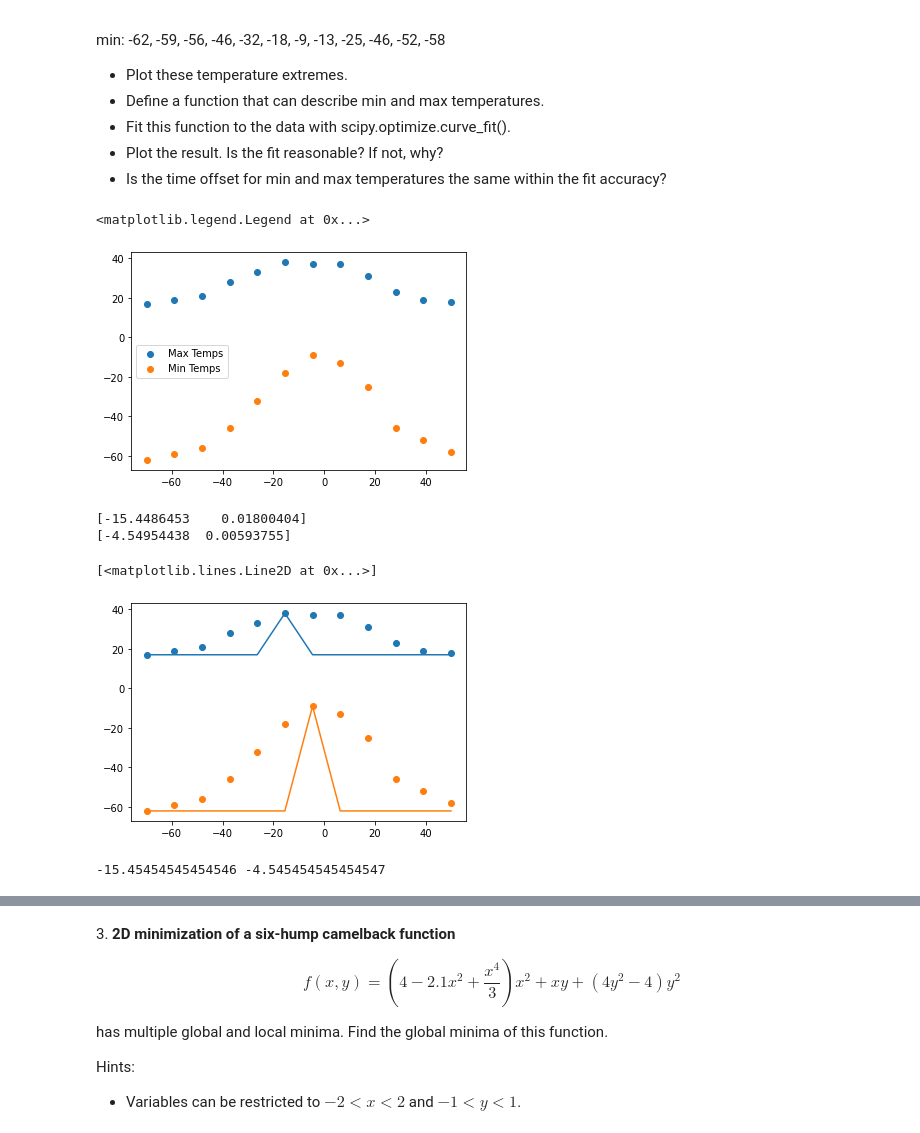
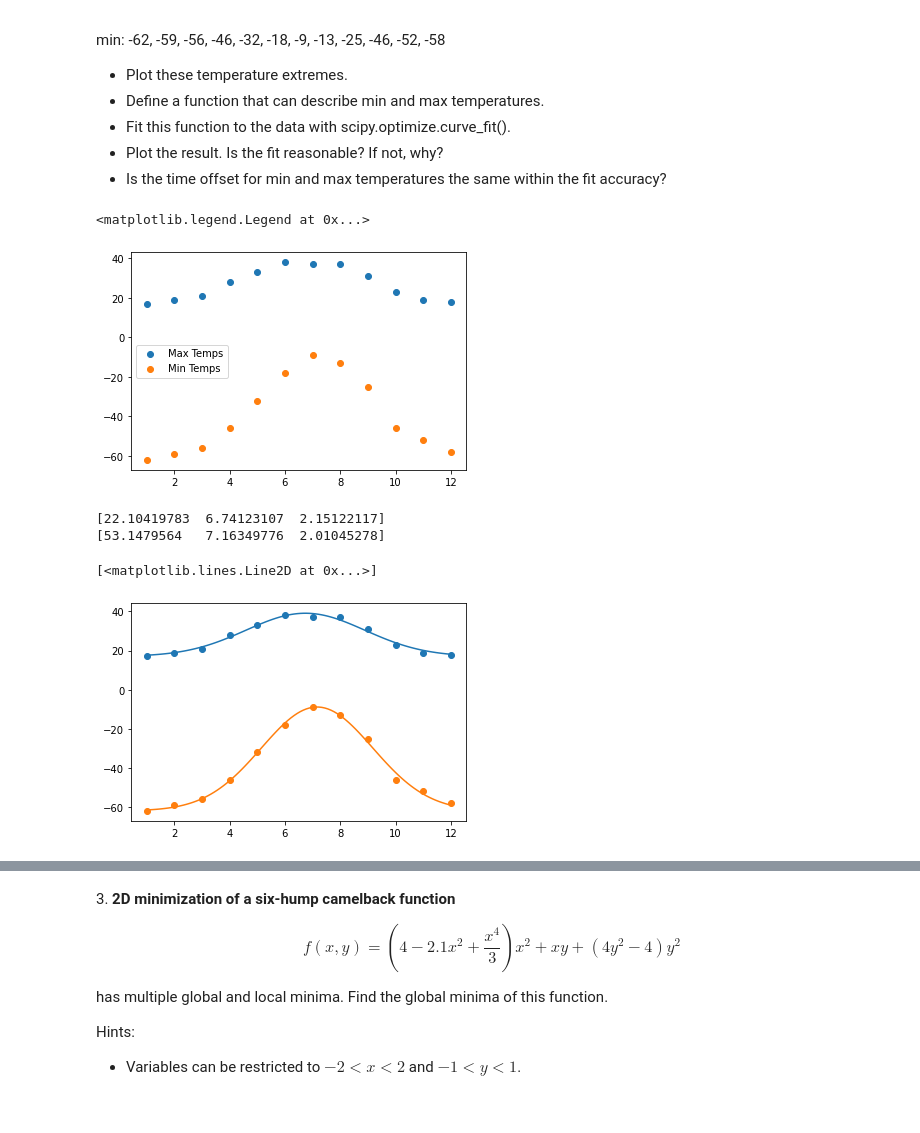
Before and after one commit to JelinR/LaboratoryOfComputationalPhysics_Y5, a Jupyter notebook: 09ex_Algorithms.ipynb, the cells around one changed output, grey strips where cells are left out. Drawn from its saved outputs; the diff is of its cells as text; code cells hidden in the pictures.

```diff
--- a/09ex_Algorithms.ipynb
+++ b/09ex_Algorithms.ipynb
@@ -56,46 +100,37 @@ from scipy import optimize
 max_list = [17,  19,  21,  28,  33,  38, 37,  37,  31,  23,  19,  18]
 min_list = [-62, -59, -56, -46, -32, -18, -9, -13, -25, -46, -52, -58]
 
-temps = np.linspace(-70, 50, len(max_list))
-plt.scatter(temps, max_list, label='Max Temps')
-plt.scatter(temps, min_list, label='Min Temps')
+months = np.linspace(1, 12, len(max_list))
+plt.scatter(months, max_list, label='Max Temps')
+plt.scatter(months, min_list, label='Min Temps')
 plt.legend(loc='center left')
 # %% [output]
 <matplotlib.legend.Legend at 0x...>
-[figure, old version]
+[figure, new version]
 # %%
-def normal(x, mu, sigma):
-    first = 1 / (sigma * np.sqrt(2* np.pi))
+def normal(x, a, mu, sigma):
     second = np.exp((-0.5)*((x-mu)/sigma)**2)
-    return (first * second)
+    return (a * second)
 # %%
 max_unbiased = np.array(max_list) - min(max_list)
-params_max, params_cov_max = optimize.curve_fit(normal, temps, max_unbiased, p0=[0, 2])
+params_max, params_cov_max = optimize.curve_fit(normal, months, max_unbiased)
 
 min_unbiased = np.array(min_list) - min(min_list)
-params_min, params_cov_min = optimize.curve_fit(normal, temps, min_unbiased, p0=[0, 2])
+params_min, params_cov_min = optimize.curve_fit(normal, months, min_unbiased)
 
 print(params_max)
 print(params_min)
 # %% [output]
-[-15.4486453    0.01800404]
-[-4.54954438  0.00593755]
+[22.10419783  6.74123107  2.15122117]
+[53.1479564   7.16349776  2.01045278]
 # %%
-plt.scatter(temps, max_list)
-plt.plot(temps, normal(temps, params_max[0], params_max[1])+min(max_list))
+x = np.linspace(1, 12, 100)
 
-plt.scatter(temps, min_list)
-plt.plot(temps, normal(temps, params_min[0], params_min[1])+min(min_list))
+plt.scatter(months, max_list)
+plt.scatter(months, min_list)
+
+plt.plot(x, normal(x, params_max[0], params_max[1], params_max[2])+min(max_list))
+plt.plot(x, normal(x, params_min[0], params_min[1], params_min[2])+min(min_list))
 # %% [output]
 [<matplotlib.lines.Line2D at 0x...>]
-[figure, old version]
+[figure, new version]
-# %%
-index = max_list.index(max(max_list))
-x_max = temps[index]
-
-index = min_list.index(max(min_list))
-x_min = temps[index]
-
-print(x_max, x_min)
-# %% [output]
--15.45454545454546 -4.545454545454547
```
Also changed, not shown: parts of 15 cells of this notebook, 16 other files.
